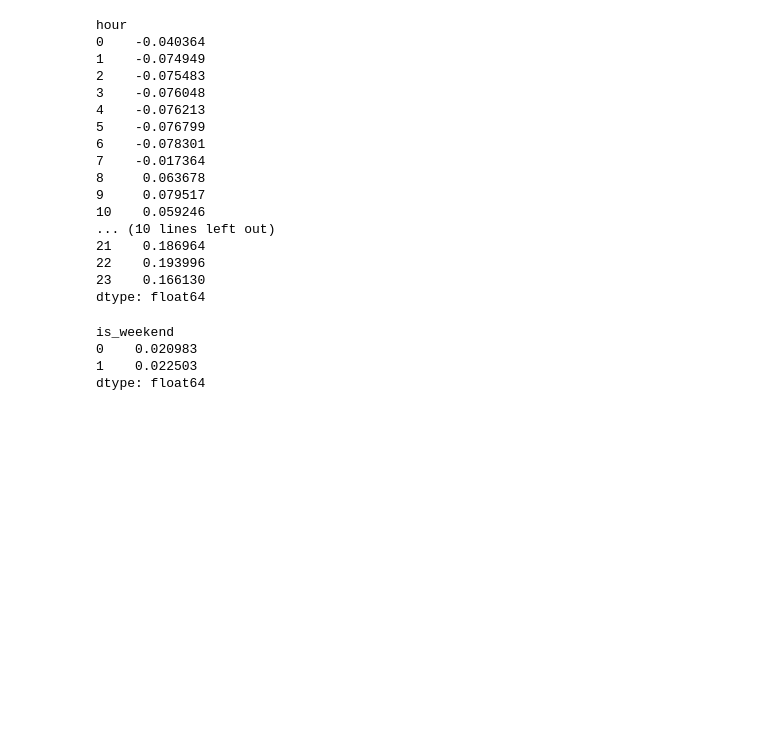
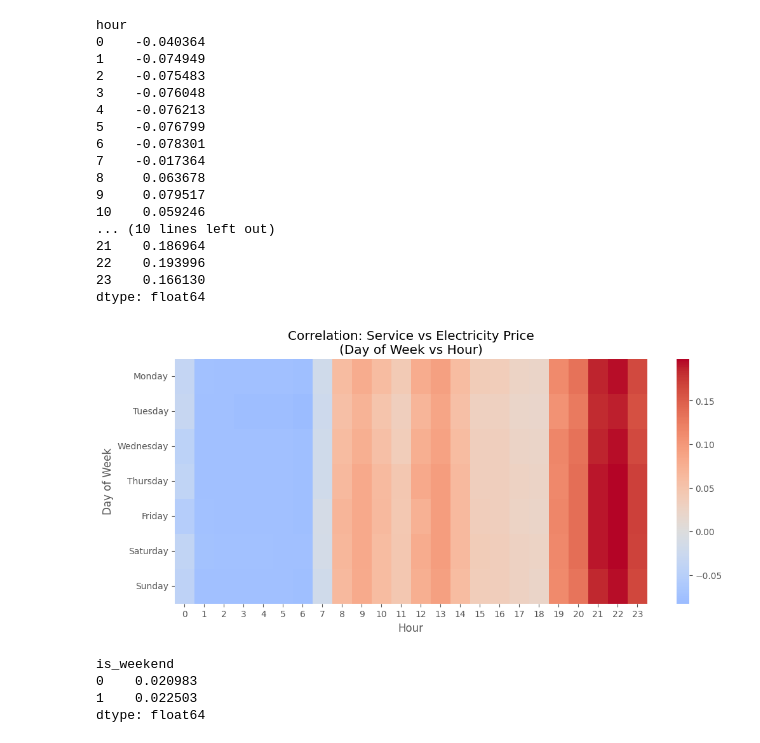
Before and after one commit to anya-kondamani/EVil, a Jupyter notebook: scripts/main.ipynb, the cells around one changed output. Saved outputs shown, nothing was run; the diff lists cells and outputs as text; code cells hidden in the pictures; blank space fills up the shorter version.

```diff
--- a/scripts/main.ipynb
+++ b/scripts/main.ipynb
@@ -309,6 +313,26 @@ hour
 22    0.193996
 23    0.166130
 dtype: float64
+# %%
+df_price['day_of_week'] = df_price['time'].dt.day_name()
+order = ['Monday','Tuesday','Wednesday','Thursday','Friday','Saturday','Sunday']
+df_price['day_of_week'] = pd.Categorical(df_price['day_of_week'], categories=order, ordered=True)
+pivot_corr = df_price.groupby(['day_of_week','hour']).apply(
+    lambda x: x['service_price'].corr(x['electric_price'])
+).unstack()
+import seaborn as sns
+import matplotlib.pyplot as plt
+
+plt.figure(figsize=(12,5))
+sns.heatmap(pivot_corr, cmap='coolwarm', center=0)
+
+plt.title('Correlation: Service vs Electricity Price\n(Day of Week vs Hour)')
+plt.xlabel('Hour')
+plt.ylabel('Day of Week')
+
+plt.show()
+# %% [output]
+[figure, added]
 # %%
 weekend_stats = df_price.groupby('is_weekend')[['service_price', 'electric_price', 'spread']].mean()
 
```
Also changed, not shown: parts of 28 cells of this notebook.
